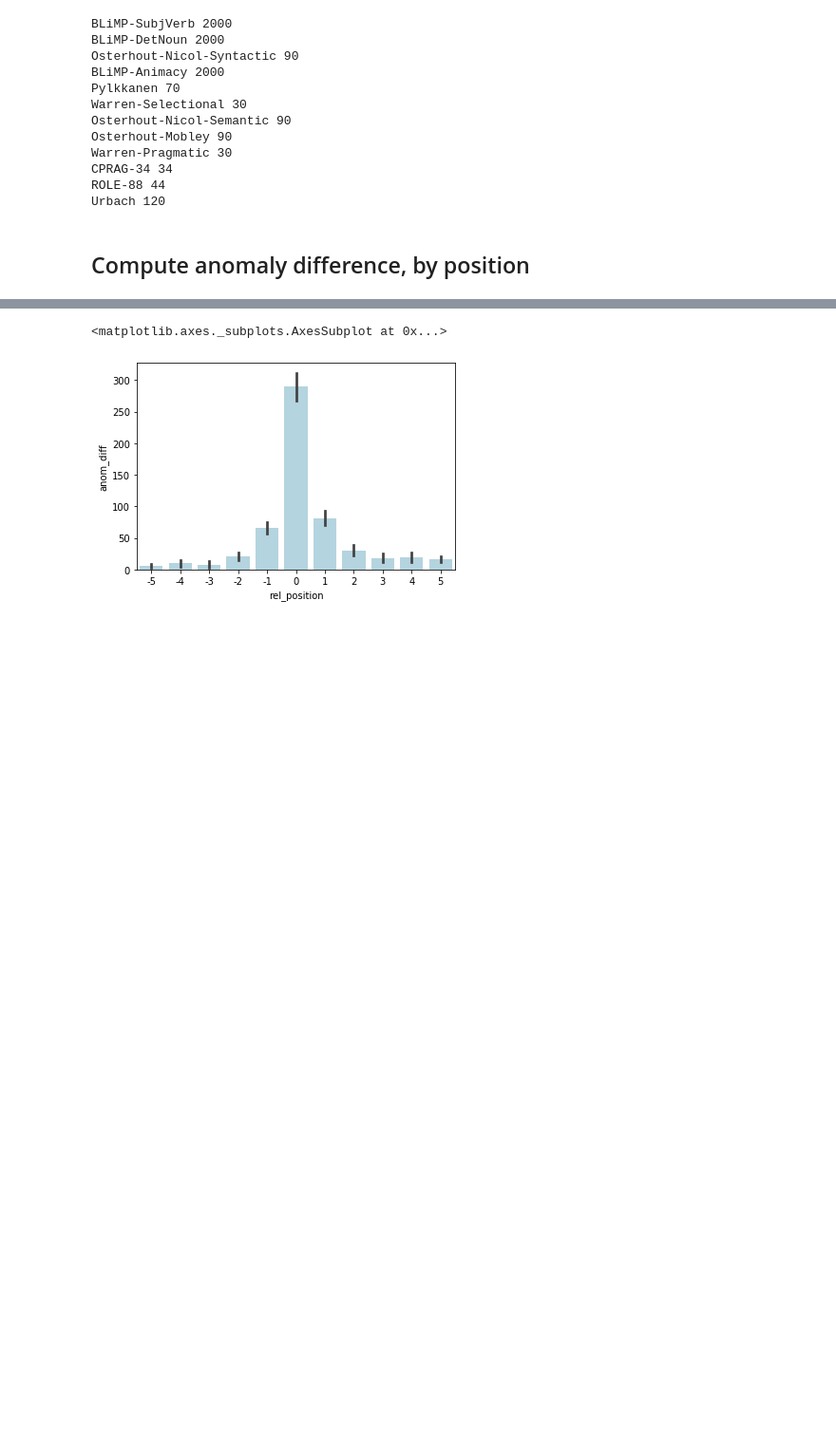
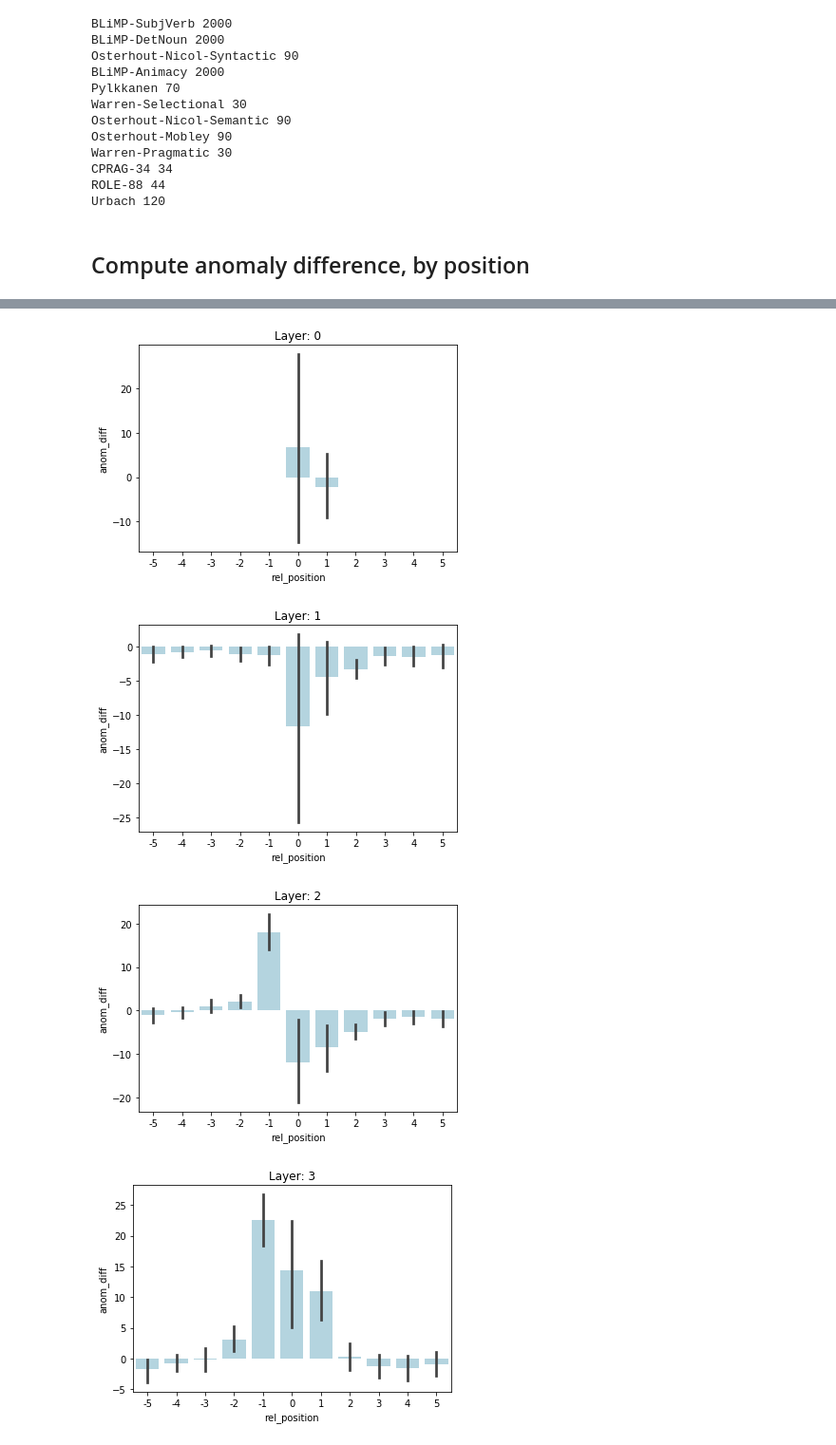
Before and after one commit to SPOClab-ca/layerwise-anomaly, a Jupyter notebook: notebooks_bai/PositionAnomaly.ipynb, the cells around one changed output, grey strips where cells are left out. Shown at 95% size. Saved outputs shown, nothing was run; the diff lists cells and outputs as text; code cells hidden in the pictures; blank space fills up the shorter version.

Commit message:
Run plots for all layers

```diff
--- a/notebooks_bai/PositionAnomaly.ipynb
+++ b/notebooks_bai/PositionAnomaly.ipynb
@@ -64,15 +64,13 @@ for _, sent_pair_set in sentgen.get_hand_selected().items():
 # %% [markdown]
 ## Compute anomaly difference, by position
 # %%
-LAYER = 11
-
 df = []
 for s1, s2 in sent_pairs:
   tokens, all_layer = model.gmm_score([s1, s2])
   tok1 = tokens[0]
   tok2 = tokens[1]
-  anom1 = all_layer[0][LAYER]
-  anom2 = all_layer[1][LAYER]
+  anom1 = all_layer[0]
+  anom2 = all_layer[1]
 
   # Exclude if they have different number of tokens
   if len(tok1) != len(tok2):
@@ -89,12 +87,14 @@ for s1, s2 in sent_pairs:
 
   # Add each token to df
   for ix in range(len(tok1)):
-    df.append(pd.Series({
-      'tok1': tok1[ix],
-      'tok2': tok2[ix],
-      'rel_position': ix - diff_pos,
-      'anom_diff': anom_diff[ix],
-    }))
+    for layer in range(13):
+      df.append(pd.Series({
+        'tok1': tok1[ix],
+        'tok2': tok2[ix],
+        'layer': layer,
+        'rel_position': ix - diff_pos,
+        'anom_diff': anom_diff[layer][ix],
+      }))
 
 df = pd.DataFrame(df)
 # %% [markdown]
@@ -102,6 +102,11 @@ df = pd.DataFrame(df)
 # %%
-df_filtered = df[(df.rel_position >= -5) & (df.rel_position <= 5)]
-sns.barplot(x='rel_position', y='anom_diff', data=df_filtered, color='lightblue')
+for layer in range(13):
+  df_filtered = df[(df.rel_position >= -5) & (df.rel_position <= 5) & (df.layer == layer)]
+  sns.barplot(x='rel_position', y='anom_diff', data=df_filtered, color='lightblue')
+  plt.title(f'Layer: {layer}')
+  plt.show()
 # %% [output]
-<matplotlib.axes._subplots.AxesSubplot at 0x...>
-[figure, old version]
+[figure, new version]
+[figure, added]
+[figure, added]
+[figure, added]
```
Also changed, not shown: parts of 2 cells of this notebook, 1 other file.
